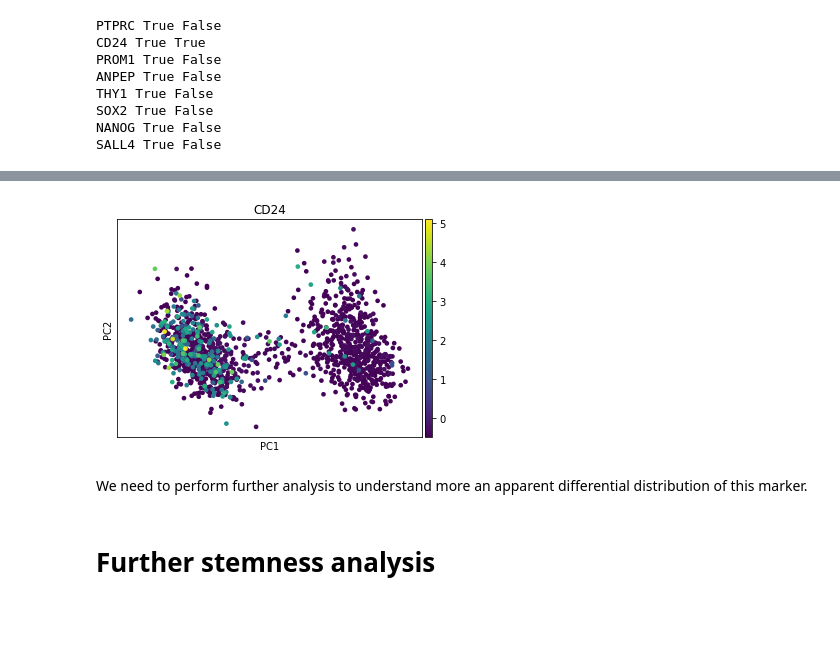
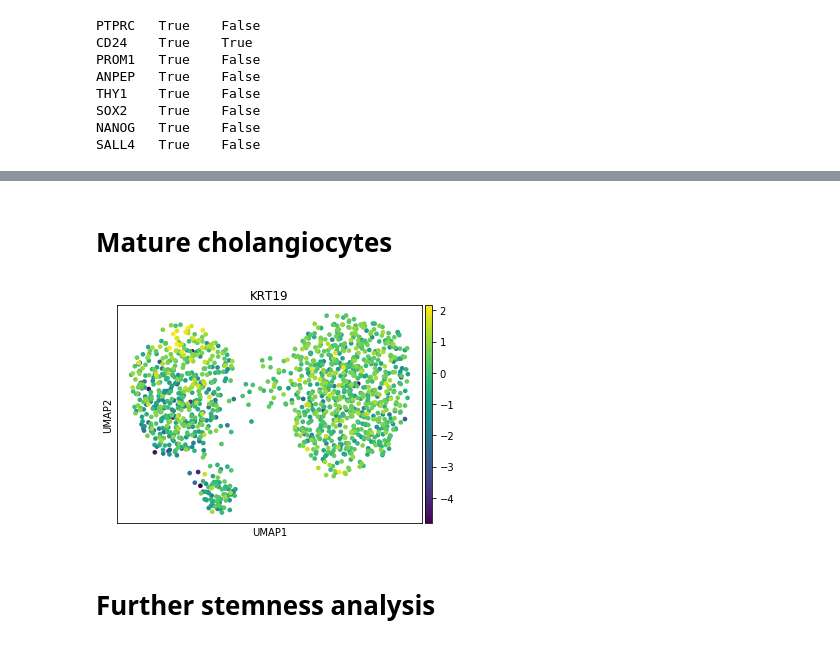
Before and after one commit to picrin/cancer_heterogeneity, a Jupyter notebook: C1239.ipynb, the cells around one changed output, grey strips where cells are left out. Saved outputs shown, nothing was run; the diff lists cells and outputs as text; code cells hidden in the pictures; blank space fills up the shorter version.

```diff
--- a/C1239.ipynb
+++ b/C1239.ipynb
@@ -608,0 +661,11 @@ Interestingly, the marker seems to be unevenly distributed in our data, with can
+# %%
+other_stemeness = ["CD38", "POU5F1", "MYC", "ENG", "CD151", "IL3RA", "ALCAM",
+                   "SOX2", "CD19", "ITGB1", "CD96", "ITGA6", "NES", "NGFR",
+                   "FUT4", "FUT9", "CXCR4", "CD44", "MS4A1", "PROM1", "THY1", "DPP4", "ALDH1A1",
+                   "KIT", "BMI1", "CD34", "EPCAM", "HAVCR2", "ANPEP",
+                   "ALCAM", "NANOG", "SDC1", "CEACAM6", "CX3CR1",
+                   "ANPEP", "SALL4", "KLF4", "LGR5", "CXCR1", "ZFP42",
+                   "MSI1", "ALCAM", "THY1", "CD47", "CD24", "CD27", "PTPRC"]
+# %%
+for gene in other_stemeness:
+    print(gene, gene in full_genes, gene in current_genes, sep="\t")
@@ -609,9 +716,13 @@ Interestingly, the marker seems to be unevenly distributed in our data, with can
+# %% [markdown]
+# Mature cholangiocytes
+# %%
+mature = ["KRT19", "NCAM1", "GRHL2"]
+# %%
+mature = [gene for gene in mature if gene in current_genes]
 # %%
-sc.pl.pca(adata, color='CD24')
+sc.pl.umap(adata, color=mature)
 # %% [output]
-[figure, old version]
+[figure, new version]
-# %% [markdown]
-We need to perform further analysis to understand more an apparent differential distribution of this marker.
 # %% [markdown]
 # Further stemness analysis
 # %% [markdown]
```
Also changed, not shown: parts of 58 cells of this notebook.
